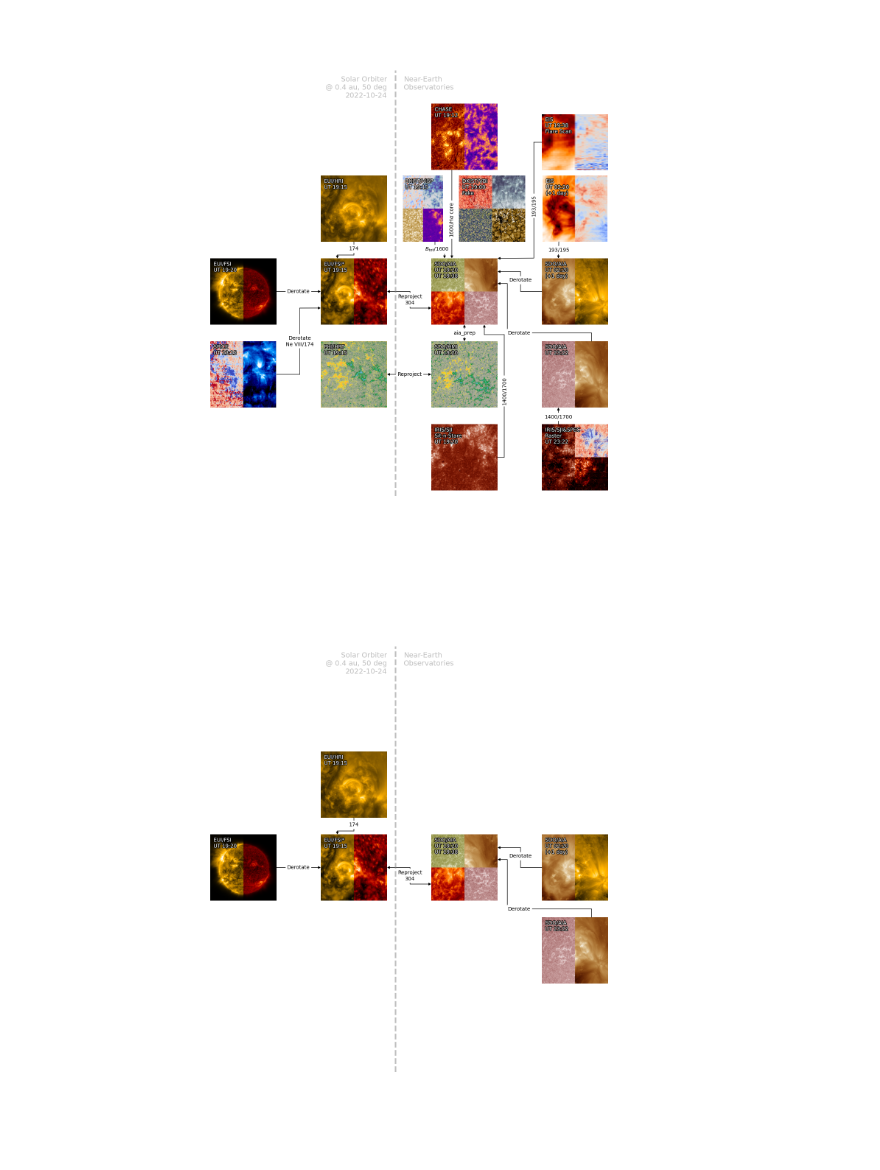
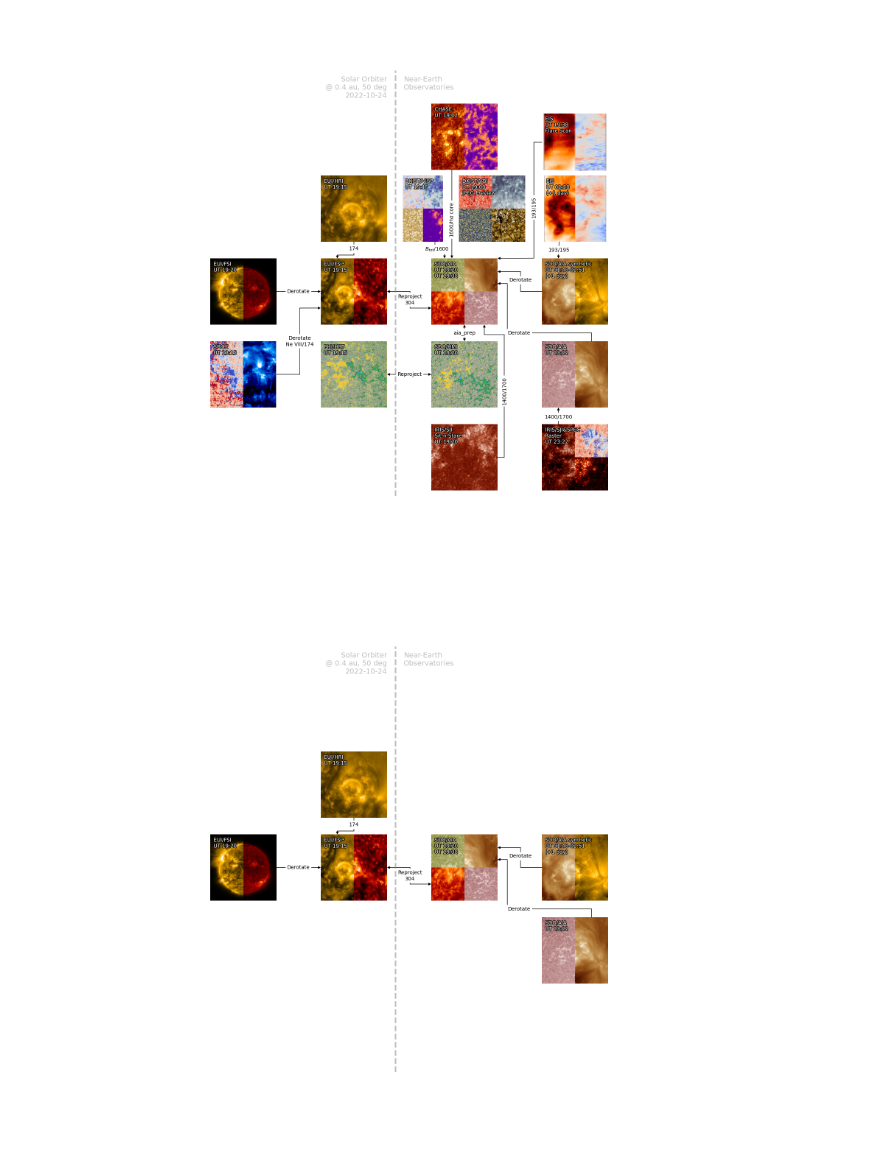
Before and after one commit to yjzhu-solar/EIS_DKIST_SolO, a Jupyter notebook: ipynb/aia/aia_coalign_1024_flowmap.ipynb, the cells around one changed output. Drawn from its saved outputs; the diff is of its cells as text; code cells hidden in the pictures.

```diff
--- a/ipynb/aia/aia_coalign_1024_flowmap.ipynb
+++ b/ipynb/aia/aia_coalign_1024_flowmap.ipynb
@@ -338,7 +340,7 @@ ax_vbi_1900 = fig.add_axes([0.65,0.6,0.12,0.12])
 ax_vbi_1900.tick_params(which="major",axis="x",bottom=False,labelbottom=False)
 ax_vbi_1900.tick_params(which="major",axis="y",left=False,labelleft=False)
 ax_vbi_1900.imshow(vbi_combined)
-text_vbi_1900 = ax_vbi_1900.text(0.05,0.95,"DKIST/VBI\nUT 19:00\nFake",fontsize=10,color='white',ha='left',va='top',
+text_vbi_1900 = ax_vbi_1900.text(0.05,0.95,"DKIST/VBI\nUT 19:00\nJPEG Preview",fontsize=10,color='white',ha='left',va='top',
         transform=ax_vbi_1900.transAxes)
 text_vbi_1900.set_path_effects([path_effects.Stroke(linewidth=2, foreground='black'),
                           path_effects.Normal()])
@@ -386,7 +388,7 @@ arrow_connect(ax_spice_2315, ax_fsi_1915, [1,1.35,1.35,0], [0.5,0.5,1.5,0.5-0.25
                 textrotation=0.,arrow_1=False, arrow_2=True)
 
 plot_map_pizza(ax_aia_0220, [aia_193_map_eis_crop, aia_171_map_eis_crop],
-                text='SDO/AIA\nUT 02:20\n(+1 day)', xslice=[0,799], yslice=[200,999])
+                text='SDO/AIA synthetic\nUT 01:48-02:51\n(+1 day)', xslice=[0,799], yslice=[200,999])
 
 arrow_connect(ax_aia_0220, ax_aia_1920, [0,-0.32,-0.32,1], [0.5,0.5,0.8,0.8], [-0.32,0.67], 'Derotate', color='black',
                 textrotation=0.,arrow_1=False, arrow_2=True)
@@ -406,7 +408,7 @@ arrow_connect(ax_eis_0220, ax_aia_0220, [0.25,0.25], [0,1], [0.25,-0.25/2.], '19
 plot_map_pizza(ax_eis_1938, [eis_hhflare_195_intmap_shift,eis_hhflare_195_velmap_shift],
                 text='EIS\nUT 19:38\nFlare Scan')
 
-arrow_connect(ax_eis_1938, ax_aia_1920, [0,-0.12,-0.12,1], [0.5,0.5,-1.565,1], [-0.12,-1.265/2], '193/195', color='black',
+arrow_connect(ax_eis_1938, ax_aia_1920, [0,-0.12,-0.12,1], [0.5,0.5,-1.512,1], [-0.12,-1.265/2], '193/195', color='black',
                 textrotation=90.,arrow_1=False, arrow_2=True)
 
 plot_map_pizza(ax_chase_1912, [chase_halpha_core_map_align_shift,chase_halpha_line_width_map_align_shift],
@@ -418,34 +420,34 @@ arrow_connect(ax_chase_1912, ax_aia_1920, [0.31,0.31], [0,1], [0.31,-0.25-0.5],
 plot_map_pizza(ax_visp_1915, [dkist_fitv_tom_cont_int_map_shift,dkist_fitv_tom_btot_map_shift,
                                 dkist_fitv_tom_DoppVel_map_shifted,dkist_ftiv_tom_theta_map_shifted_masked],
                 text='DKIST/ViSP\nUT 19:15',xslice=[0,687],yslice=[500,2554])
 
 arrow_connect(ax_visp_1915, ax_aia_1920, [0.8,0.8,1.04,0.2], [0,-0.125,-0.125,1], [0.85,-0.115], r'$B_{\rm tot}$/1600', color='black',
                 textrotation=0.,arrow_1=False, arrow_2=True)
 
 plot_map_pizza(ax_iris_2322, [iris_1400_sji_2322_map_rotate_crop_shift,iris_SiIV_1394_intmap_rotate_shift_2322_repro_tosji,
                                 iris_SiIV_1394_velmap_rotate_shift_2322_repro_tosji],
                 text='IRIS/SJI&SPEC\nRaster\nUT 23:22',xslice=[50,445],yslice=[50,445])
 
 arrow_connect(ax_iris_2322, ax_aia_2322, [0.25,0.25], [1,0], [0.25,1.11], r'1400/1700', color='black',
                 textrotation=0.,arrow_1=False, arrow_2=True)
 
 plot_map_pizza(ax_iris_1920, [iris_1400_sji_1920_map_rotate_shift],
                 text='IRIS/SJI\nSit-n-Stare\nUT 19:20',xslice=[30,329],yslice=[30,329])
 
 arrow_connect(ax_iris_1920, ax_aia_1920, [1,1.1,1.1,0.8,0.8], [0.5,0.5,2.35,2.35,0], [1.1,1.5], r'1400/1700', color='black',
                 textrotation=90.,arrow_1=False, arrow_2=True)
 
 ax_fig.axvline(0.535,0.14,0.91,linestyle='--',color='grey',alpha=0.5,linewidth=3)
 ax_fig.text(0.55,0.9,"Near-Earth\nObservatories",fontsize=14,color='grey',ha='left',va='top',
                 alpha=0.5,transform=ax_fig.transAxes)
 
 ax_fig.text(0.52,0.9,"Solar Orbiter\n@ 0.4 au, 50 deg\n2022-10-24",fontsize=14,color='grey',ha='right',va='top',
                 alpha=0.5,transform=ax_fig.transAxes)
 
 plt.savefig(fname="../../figs/mindmaps/SolO_SDO_Hinode_DKIST_1024_real.pdf",dpi=144,bbox_inches=transforms.Bbox([[2.9,2],[14,13.7]]),pad_inches=0.)
 plt.savefig(fname="../../figs/mindmaps/SolO_SDO_Hinode_DKIST_1024_real.png",dpi=300,bbox_inches=transforms.Bbox([[2.9,2],[14,13.7]]),pad_inches=0.)
 # %% [output]
-[figure, old version]
+[figure, new version]
 # %%
 fig = plt.figure(figsize=(15,15))
 
@@ -472,7 +474,7 @@ ax_fig.axis('off')
 # ax_vbi_1900.tick_params(which="major",axis="x",bottom=False,labelbottom=False)
 # ax_vbi_1900.tick_params(which="major",axis="y",left=False,labelleft=False)
 # ax_vbi_1900.imshow(vbi_combined)
-# text_vbi_1900 = ax_vbi_1900.text(0.05,0.95,"DKIST/VBI\nUT 19:00\nFake",fontsize=10,color='white',ha='left',va='top',
+# text_vbi_1900 = ax_vbi_1900.text(0.05,0.95,"DKIST/VBI\nUT 19:00\nJPEG Preview",fontsize=10,color='white',ha='left',va='top',
 #         transform=ax_vbi_1900.transAxes)
 # text_vbi_1900.set_path_effects([path_effects.Stroke(linewidth=2, foreground='black'),
 #                           path_effects.Normal()])
@@ -520,7 +522,7 @@ arrow_connect(ax_fsi_1920, ax_fsi_1915, [1,0], [0.5,0.5], [1.33,0.5], 'Derotate'
 #                 textrotation=0.,arrow_1=False, arrow_2=True)
 
 plot_map_pizza(ax_aia_0220, [aia_193_map_eis_crop, aia_171_map_eis_crop],
-                text='SDO/AIA\nUT 02:20\n(+1 day)', xslice=[0,799], yslice=[200,999])
+                text='SDO/AIA synthetic\nUT 01:48-02:51\n(+1 day)', xslice=[0,799], yslice=[200,999])
 
 arrow_connect(ax_aia_0220, ax_aia_1920, [0,-0.32,-0.32,1], [0.5,0.5,0.8,0.8], [-0.32,0.67], 'Derotate', color='black',
                 textrotation=0.,arrow_1=False, arrow_2=True)
@@ -540,7 +542,7 @@ arrow_connect(ax_aia_2322, ax_aia_1920, [0.75,0.75,-0.52,-0.52,1], [1,1.125,1.12
 # plot_map_pizza(ax_eis_1938, [eis_hhflare_195_intmap_shift,eis_hhflare_195_velmap_shift],
 #                 text='EIS\nUT 19:38\nFlare Scan')
 
-# arrow_connect(ax_eis_1938, ax_aia_1920, [0,-0.12,-0.12,1], [0.5,0.5,-1.565,1], [-0.12,-1.265/2], '193/195', color='black',
+# arrow_connect(ax_eis_1938, ax_aia_1920, [0,-0.12,-0.12,1], [0.5,0.5,-1.512,1], [-0.12,-1.265/2], '193/195', color='black',
 #                 textrotation=90.,arrow_1=False, arrow_2=True)
 
 # plot_map_pizza(ax_chase_1912, [chase_halpha_core_map_align_shift,chase_halpha_line_width_map_align_shift],
@@ -583,7 +585,7 @@ for ax_ in (ax_aia_1920,ax_fsi_1915,ax_hri_1915,ax_phi_1915,ax_hmi_1920,ax_spice
 plt.savefig(fname="../../figs/mindmaps/SolO_SDO_Hinode_DKIST_1024_real_0.pdf",dpi=144,bbox_inches=transforms.Bbox([[2.9,2],[14,13.7]]),pad_inches=0.)
 plt.savefig(fname="../../figs/mindmaps/SolO_SDO_Hinode_DKIST_1024_real_0.png",dpi=300,bbox_inches=transforms.Bbox([[2.9,2],[14,13.7]]),pad_inches=0.)
 # %% [output]
-[figure, old version]
+[figure, new version]
 # %%
 fig = plt.figure(figsize=(15,15))
 
```
Also changed, not shown: parts of 4 cells of this notebook, 15 other files.
